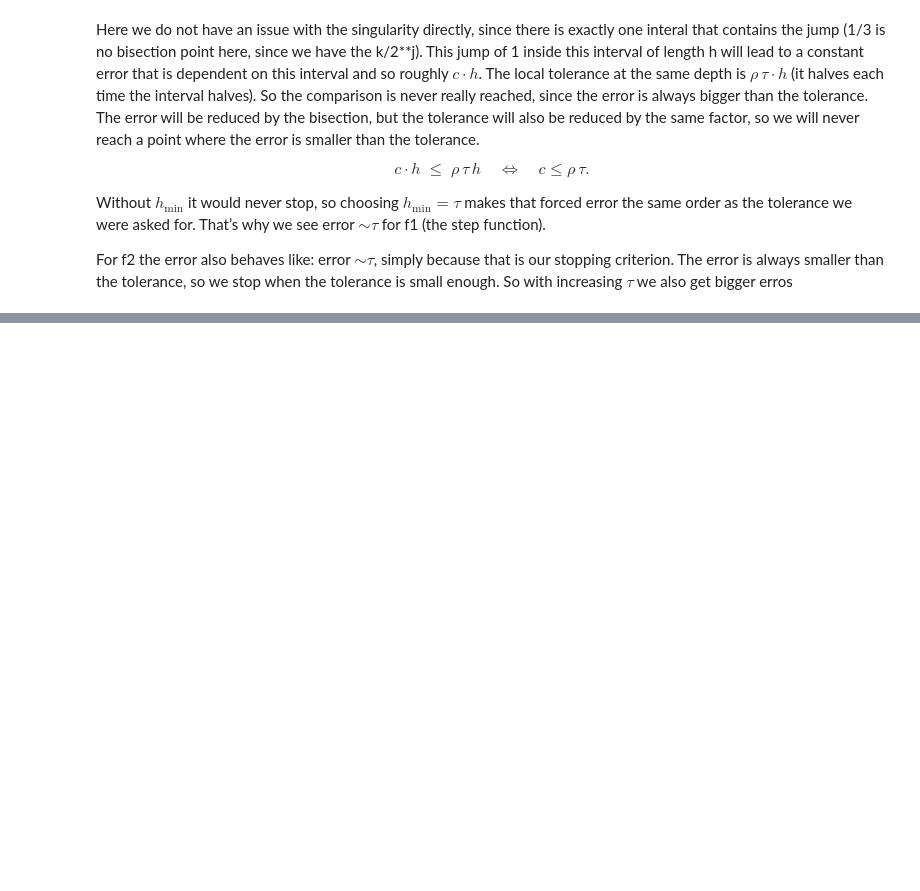
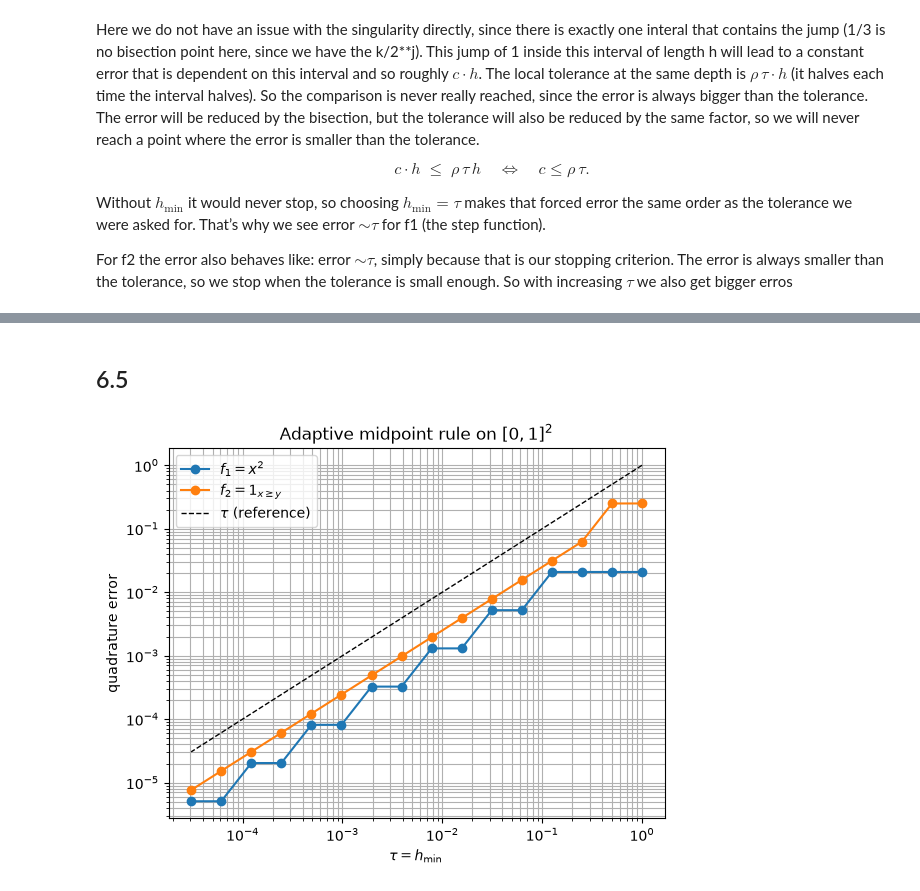
Before and after one commit to NicoReit54/Numerical_Computation, a Jupyter notebook: ex6.ipynb, the cells around one changed output, grey strips where cells are left out. Cells and saved outputs as stored; diff of their text form; code cells hidden in the pictures; blank space fills up the shorter version.

```diff
--- a/ex6.ipynb
+++ b/ex6.ipynb
@@ -257,0 +254,2 @@ Trapezoidal Rule: 0.0
+# %% [markdown]
+## 6.5
@@ -257,0 +286,27 @@ Trapezoidal Rule: 0.0
+# %%
+f1 = lambda x, y: x**2
+f2 = lambda x, y: 1.0 if x >= y else 0.0
+
+funcs = {r"$f_1 = x^2$":           (f1, 1/3),
+         r"$f_2 = 1_{x \geq y}$":  (f2, 1/2)}
+
+I = np.arange(0, 16)
+taus = 2.0**(-I)
+
+errors = {name: np.zeros(len(I)) for name in funcs}
+for name, (f, exact) in funcs.items():
+    for k, tau in enumerate(taus):
+        errors[name][k] = abs(adapt(f, 0, 1, 0, 1, tau=tau, h_min=tau) - exact)
+
+plt.figure()
+for name in funcs:
+    plt.loglog(taus, errors[name], "o-", label=name)
+plt.loglog(taus, taus, "k--", lw=1, label=r"$\tau$ (reference)")
+plt.xlabel(r"$\tau = h_{\min}$")
+plt.ylabel("quadrature error")
+plt.title(r"Adaptive midpoint rule on $[0,1]^2$")
+plt.grid(True, which="both")
+plt.legend()
+plt.show()
+# %% [output]
+[figure, added]
```
Also changed, not shown: parts of 2 cells of this notebook, 1 other file.
